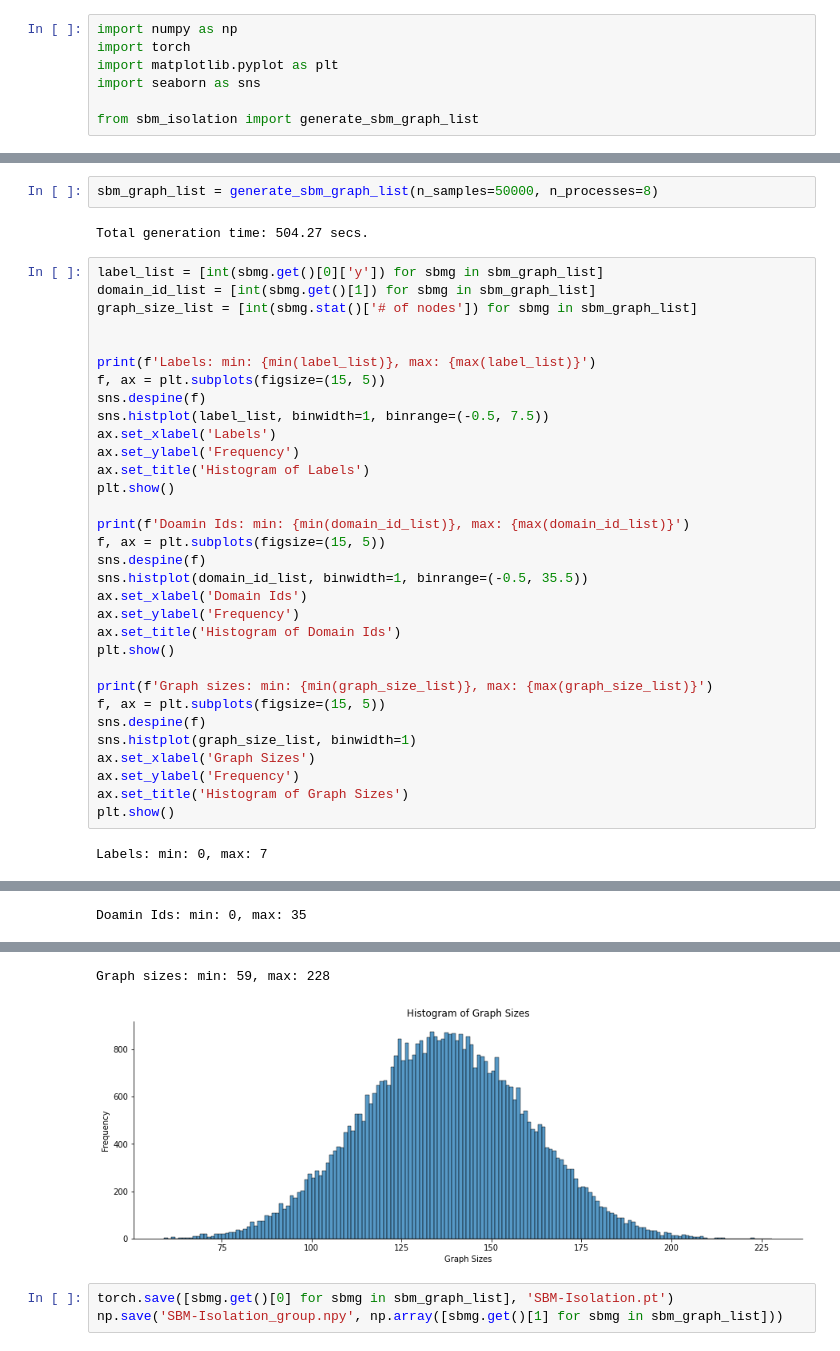
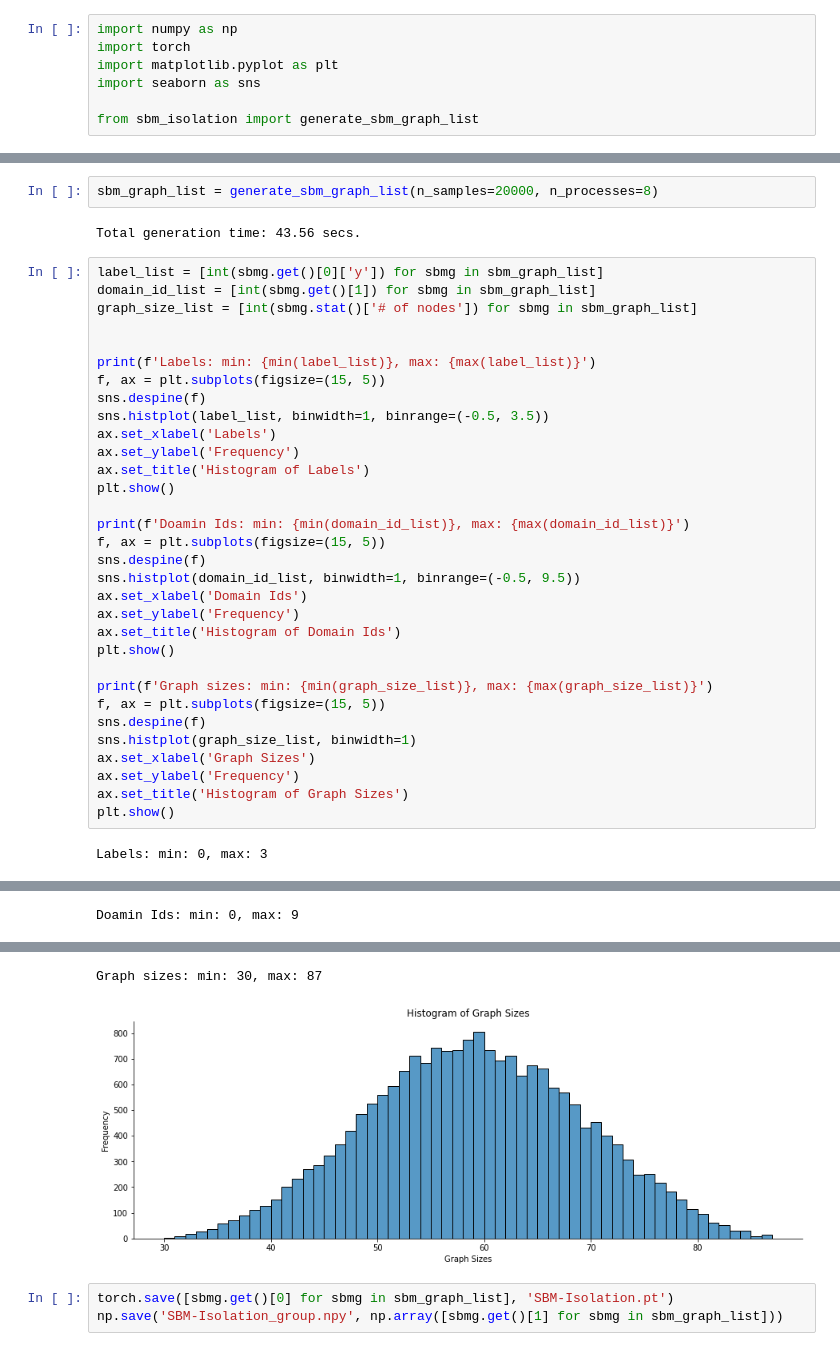
Before and after one commit to johnding1996/Graph-Distribution-Shift, a Jupyter notebook: preprocessing/SBM/Generate_SBM_Isolation.ipynb, the cells around one changed output, grey strips where cells are left out. Saved outputs shown, nothing was run; the diff lists cells and outputs as text.

Commit message:
finalize SMB design the last time, and test on gin ang gin_virtual

```diff
--- a/preprocessing/SBM/Generate_SBM_Isolation.ipynb
+++ b/preprocessing/SBM/Generate_SBM_Isolation.ipynb
@@ -28,7 +23,7 @@ Total generation time: 0.77 secs.
 # %%
-sbm_graph_list = generate_sbm_graph_list(n_samples=50000, n_processes=8)
+sbm_graph_list = generate_sbm_graph_list(n_samples=20000, n_processes=8)
 # %% [output]
-Total generation time: 504.27 secs.
+Total generation time: 43.56 secs.
 # %%
 label_list = [int(sbmg.get()[0]['y']) for sbmg in sbm_graph_list]
 domain_id_list = [int(sbmg.get()[1]) for sbmg in sbm_graph_list]
@@ -38,7 +33,7 @@ graph_size_list = [int(sbmg.stat()['# of nodes']) for sbmg in sbm_graph_list]
 print(f'Labels: min: {min(label_list)}, max: {max(label_list)}')
 f, ax = plt.subplots(figsize=(15, 5))
 sns.despine(f)
-sns.histplot(label_list, binwidth=1, binrange=(-0.5, 7.5))
+sns.histplot(label_list, binwidth=1, binrange=(-0.5, 3.5))
 ax.set_xlabel('Labels')
 ax.set_ylabel('Frequency')
 ax.set_title('Histogram of Labels')
@@ -47,7 +42,7 @@ plt.show()
 print(f'Doamin Ids: min: {min(domain_id_list)}, max: {max(domain_id_list)}')
 f, ax = plt.subplots(figsize=(15, 5))
 sns.despine(f)
-sns.histplot(domain_id_list, binwidth=1, binrange=(-0.5, 35.5))
+sns.histplot(domain_id_list, binwidth=1, binrange=(-0.5, 9.5))
 ax.set_xlabel('Domain Ids')
 ax.set_ylabel('Frequency')
 ax.set_title('Histogram of Domain Ids')
@@ -62,4 +57,4 @@ ax.set_ylabel('Frequency')
 ax.set_title('Histogram of Graph Sizes')
 plt.show()
 # %% [output]
-Labels: min: 0, max: 7
+Labels: min: 0, max: 3
@@ -67 +62 @@ Labels: min: 0, max: 7
-Doamin Ids: min: 0, max: 35
+Doamin Ids: min: 0, max: 9
@@ -69,5 +64,5 @@ Doamin Ids: min: 0, max: 35
-Graph sizes: min: 59, max: 228
+Graph sizes: min: 30, max: 87
-[figure, old version]
+[figure, new version]
 # %%
 torch.save([sbmg.get()[0] for sbmg in sbm_graph_list], 'SBM-Isolation.pt')
 np.save('SBM-Isolation_group.npy', np.array([sbmg.get()[1] for sbmg in sbm_graph_list]))
```
Also changed, not shown: parts of 2 cells of this notebook, 14 other files.
